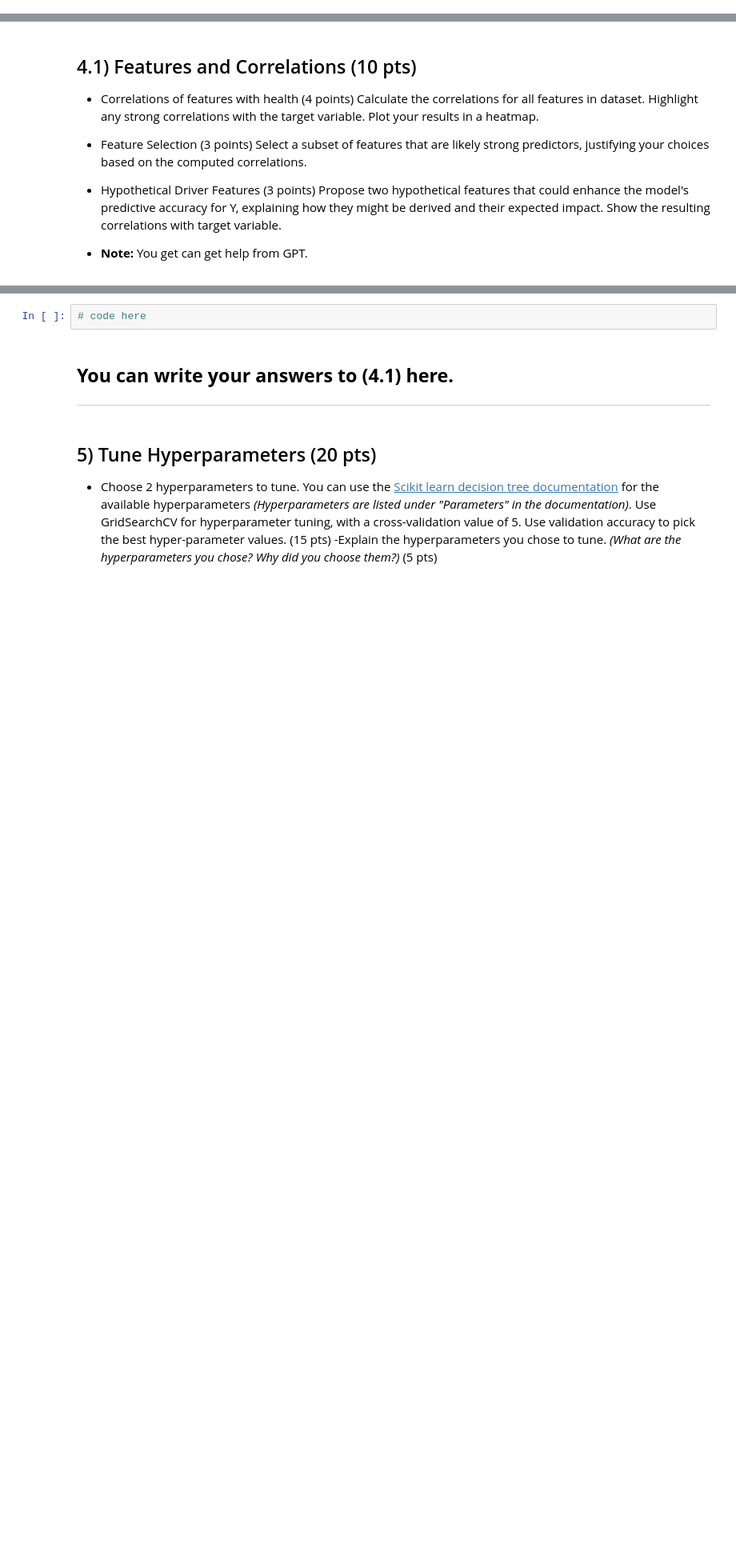
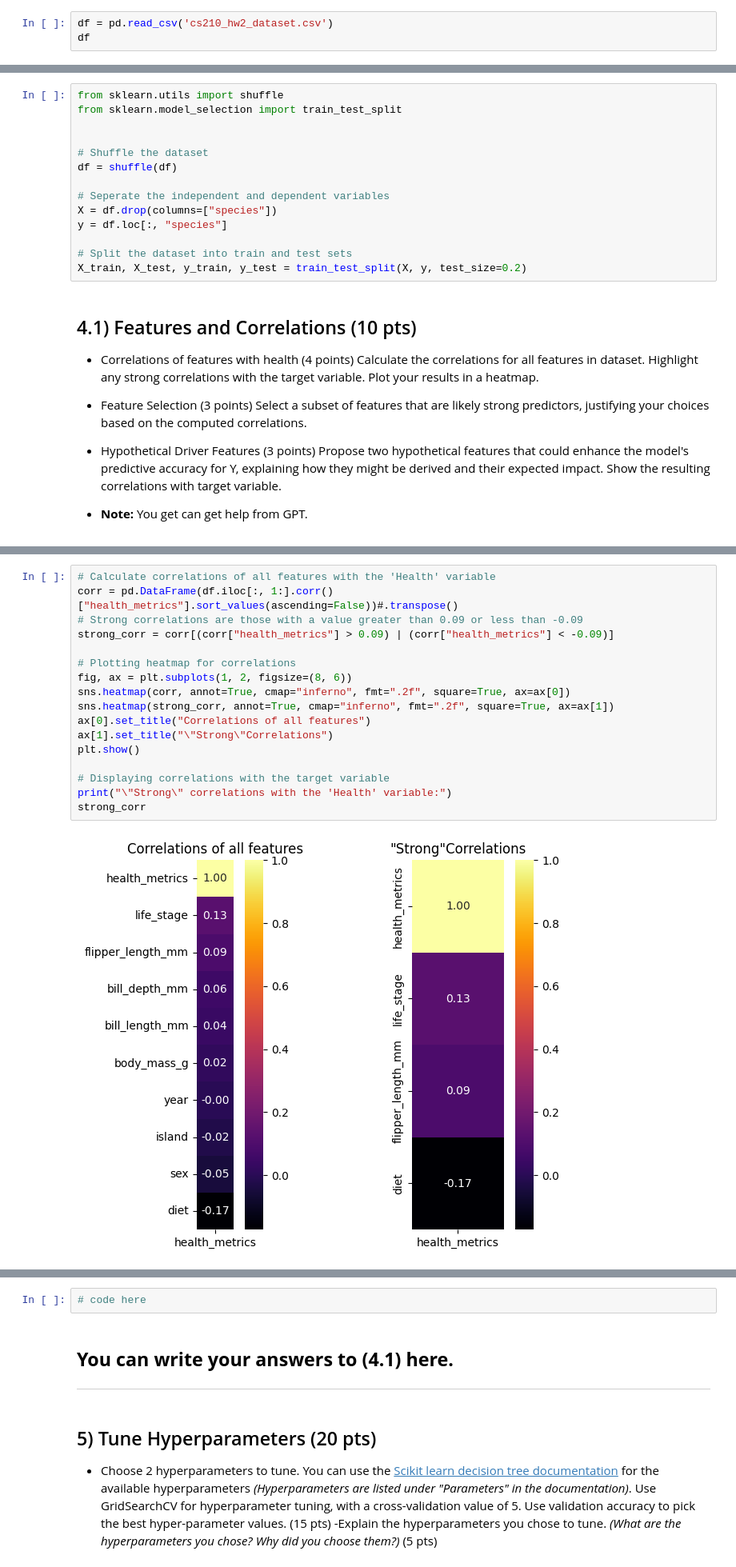
Before and after one commit to firatbatar/SU-Undergraduate-CS210, a Jupyter notebook: Homeworks/HW2/CS210_HW2.ipynb, the cells around one changed output, grey strips where cells are left out. Shown at 80% size. Drawn from its saved outputs; the diff is of its cells as text; blank space fills up the shorter version.

```diff
--- a/Homeworks/HW2/CS210_HW2.ipynb
+++ b/Homeworks/HW2/CS210_HW2.ipynb
@@ -83,0 +84,3 @@ Once you have completed this notebook, Download it as .ipynb and name it Name-Su
+# %%
+df = pd.read_csv('cs210_hw2_dataset.csv')
+df
@@ -144,3 +213,17 @@ from sklearn.model_selection import train_test_split
+# %%
+from sklearn.utils import shuffle
+from sklearn.model_selection import train_test_split
+
+
+# Shuffle the dataset
+df = shuffle(df)
+
+# Seperate the independent and dependent variables
+X = df.drop(columns=["species"])
+y = df.loc[:, "species"]
+
+# Split the dataset into train and test sets
+X_train, X_test, y_train, y_test = train_test_split(X, y, test_size=0.2)
 # %% [markdown]
 ## 4.1) Features and Correlations (10 pts)
 
@@ -158,0 +240,19 @@ Propose two hypothetical features that could enhance the model's predictive accu
+# %%
+# Calculate correlations of all features with the 'Health' variable
+corr = pd.DataFrame(df.iloc[:, 1:].corr()["health_metrics"].sort_values(ascending=False))#.transpose()
+# Strong correlations are those with a value greater than 0.09 or less than -0.09
+strong_corr = corr[(corr["health_metrics"] > 0.09) | (corr["health_metrics"] < -0.09)]
+
+# Plotting heatmap for correlations
+fig, ax = plt.subplots(1, 2, figsize=(8, 6))
+sns.heatmap(corr, annot=True, cmap="inferno", fmt=".2f", square=True, ax=ax[0])
+sns.heatmap(strong_corr, annot=True, cmap="inferno", fmt=".2f", square=True, ax=ax[1])
+ax[0].set_title("Correlations of all features")
+ax[1].set_title("\"Strong\"Correlations")
+plt.show()
+
+# Displaying correlations with the target variable
+print("\"Strong\" correlations with the 'Health' variable:")
+strong_corr
+# %% [output]
+[figure, added]
```
Also changed, not shown: parts of 11 cells of this notebook.
